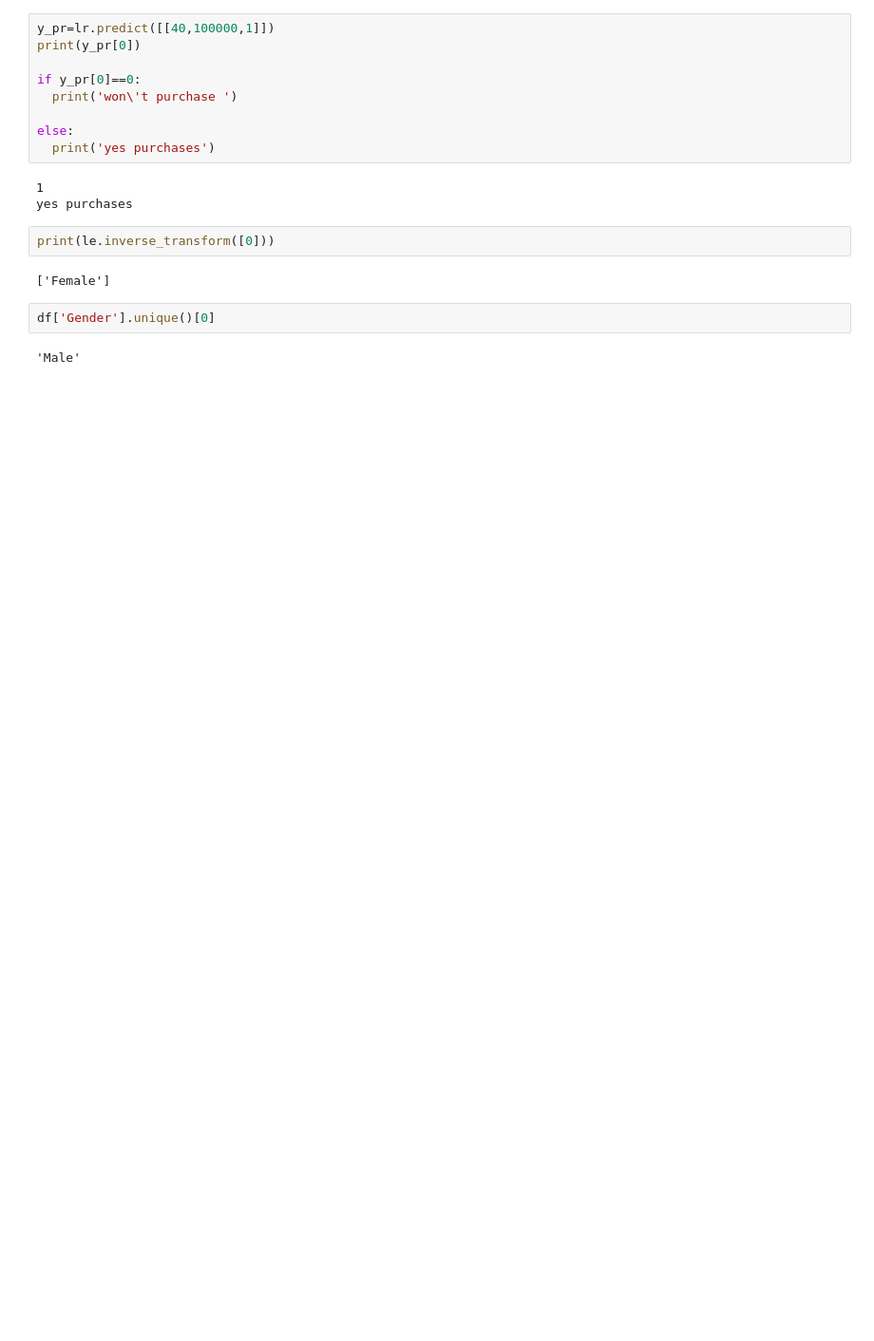
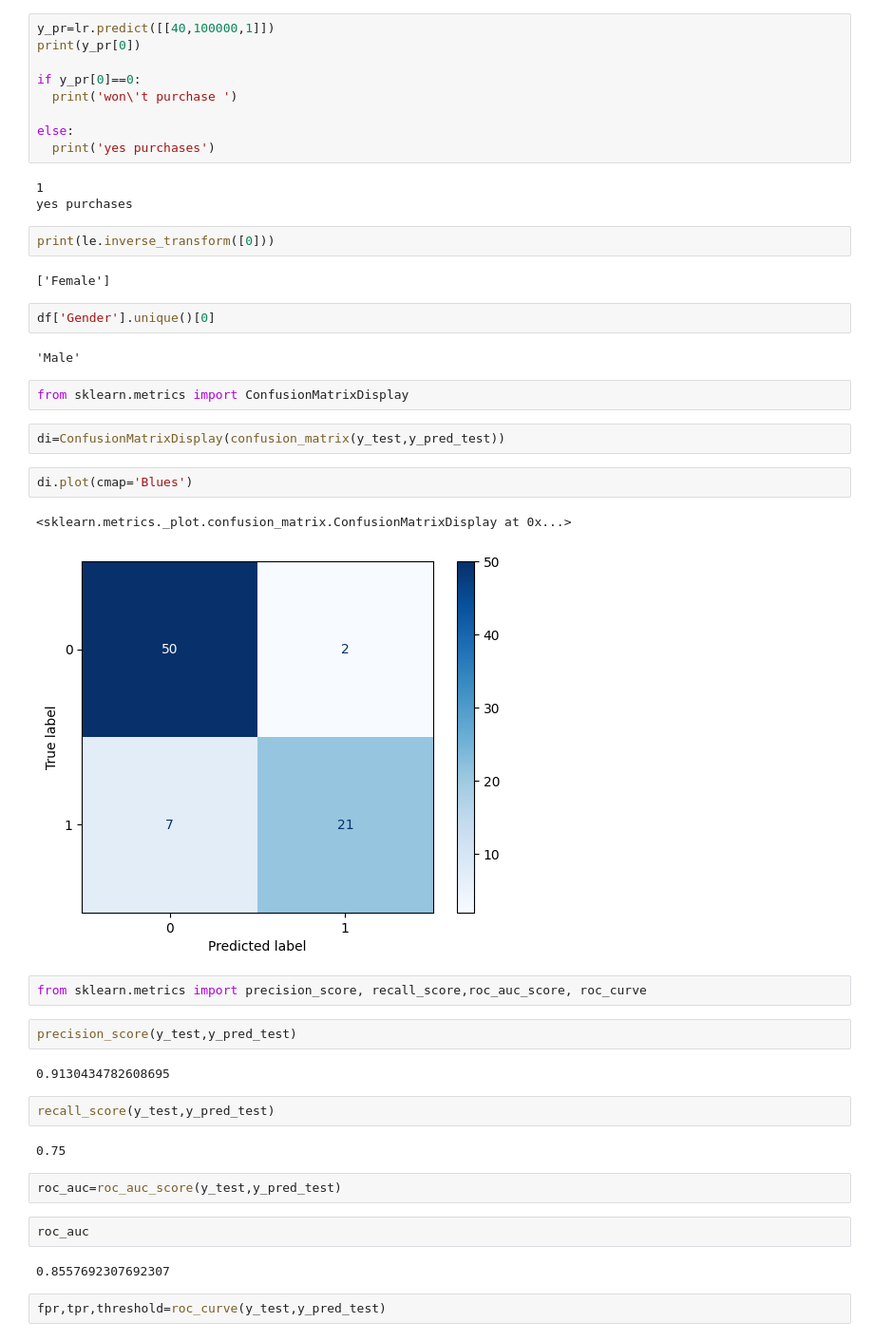
Before and after one commit to NaveenShetter1/Machine-Leaning-Notebooks, a Jupyter notebook: LogisticRegression.ipynb, the cells around one changed output. Shown at 95% size. Saved outputs shown, nothing was run; the diff lists cells and outputs as text; blank space fills up the shorter version.

```diff
--- a/LogisticRegression.ipynb
+++ b/LogisticRegression.ipynb
@@ -325,3 +325,30 @@ print(le.inverse_transform([0]))
 df['Gender'].unique()[0]
 # %% [output]
 'Male'
+# %%
+from sklearn.metrics import ConfusionMatrixDisplay
+# %%
+di=ConfusionMatrixDisplay(confusion_matrix(y_test,y_pred_test))
+# %%
+di.plot(cmap='Blues')
+# %% [output]
+<sklearn.metrics._plot.confusion_matrix.ConfusionMatrixDisplay at 0x...>
+[figure, added]
+# %%
+from sklearn.metrics import precision_score, recall_score,roc_auc_score, roc_curve
+# %%
+precision_score(y_test,y_pred_test)
+# %% [output]
+0.9130434782608695
+# %%
+recall_score(y_test,y_pred_test)
+# %% [output]
+0.75
+# %%
+roc_auc=roc_auc_score(y_test,y_pred_test)
+# %%
+roc_auc
+# %% [output]
+0.8557692307692307
+# %%
+fpr,tpr,threshold=roc_curve(y_test,y_pred_test)
```
Also changed, not shown: parts of 1 cell of this notebook.
